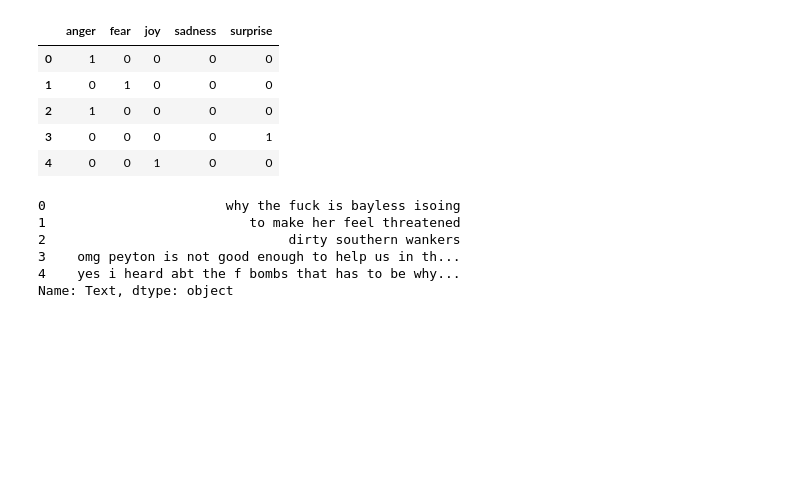
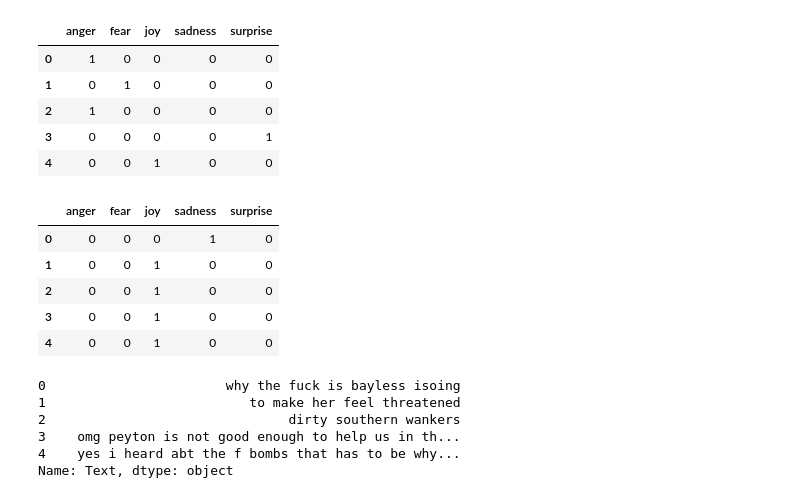
Before and after one commit to SarfrazAhmad307/GoEmotions, a Jupyter notebook: comparison-of-multi-label-text-classification.ipynb, the cells around one changed output. Drawn from its saved outputs; the diff is of its cells as text; code cells hidden in the pictures; blank space fills up the shorter version.

```diff
--- a/comparison-of-multi-label-text-classification.ipynb
+++ b/comparison-of-multi-label-text-classification.ipynb
@@ -778,6 +778,15 @@ y_train.head()
 | 2 | 1 | 0 | 0 | 0 | 0 |
 | 3 | 0 | 0 | 0 | 0 | 1 |
 | 4 | 0 | 0 | 1 | 0 | 0 |
+# %%
+y_test.head()
+# %% [output]
+|  | anger | fear | joy | sadness | surprise |
+| 0 | 0 | 0 | 0 | 1 | 0 |
+| 1 | 0 | 0 | 1 | 0 | 0 |
+| 2 | 0 | 0 | 1 | 0 | 0 |
+| 3 | 0 | 0 | 1 | 0 | 0 |
+| 4 | 0 | 0 | 1 | 0 | 0 |
 # %%
 X_train = df_train['Text']
 X_val = df_dev['Text']
```
Also changed, not shown: parts of 22 cells of this notebook.
